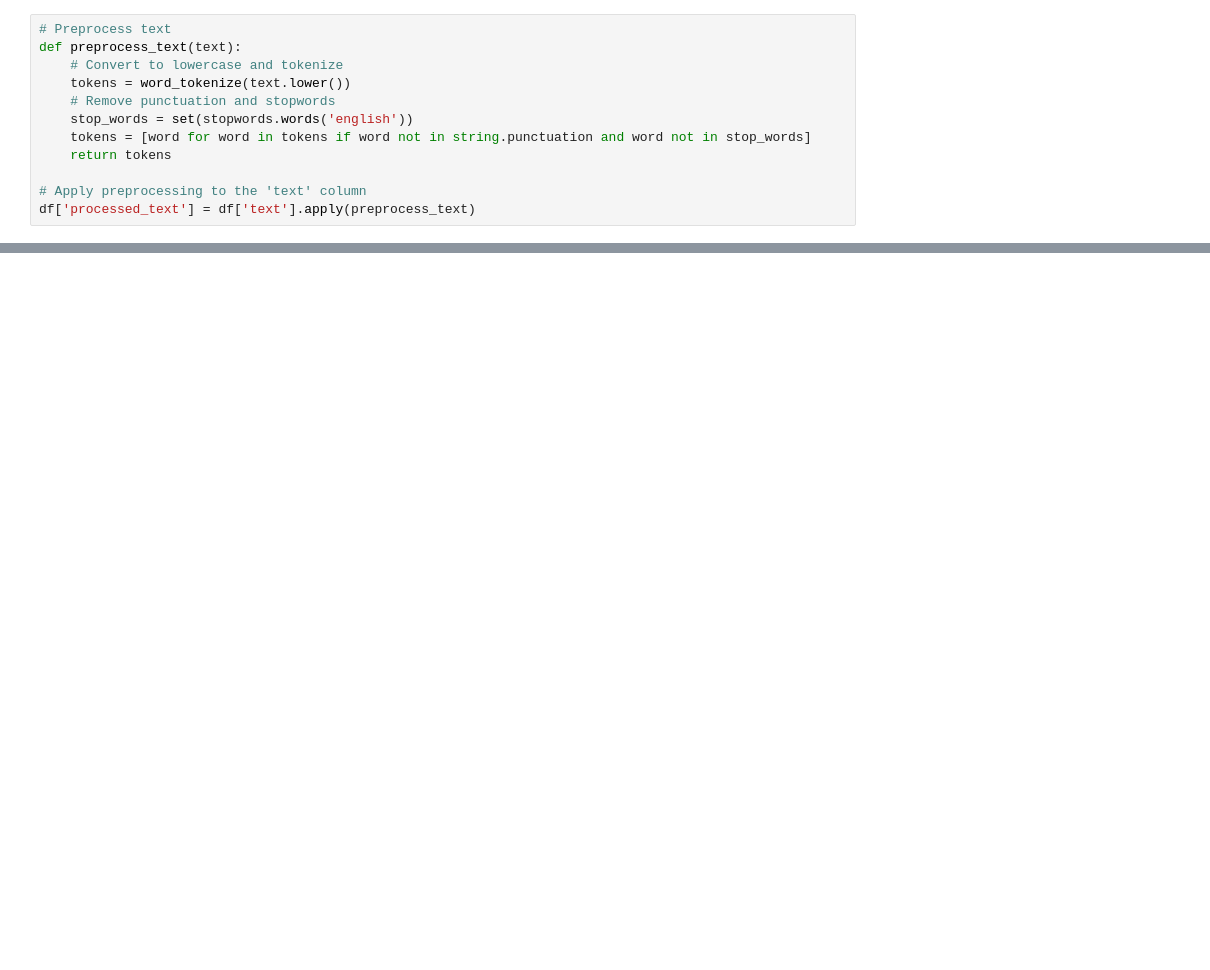
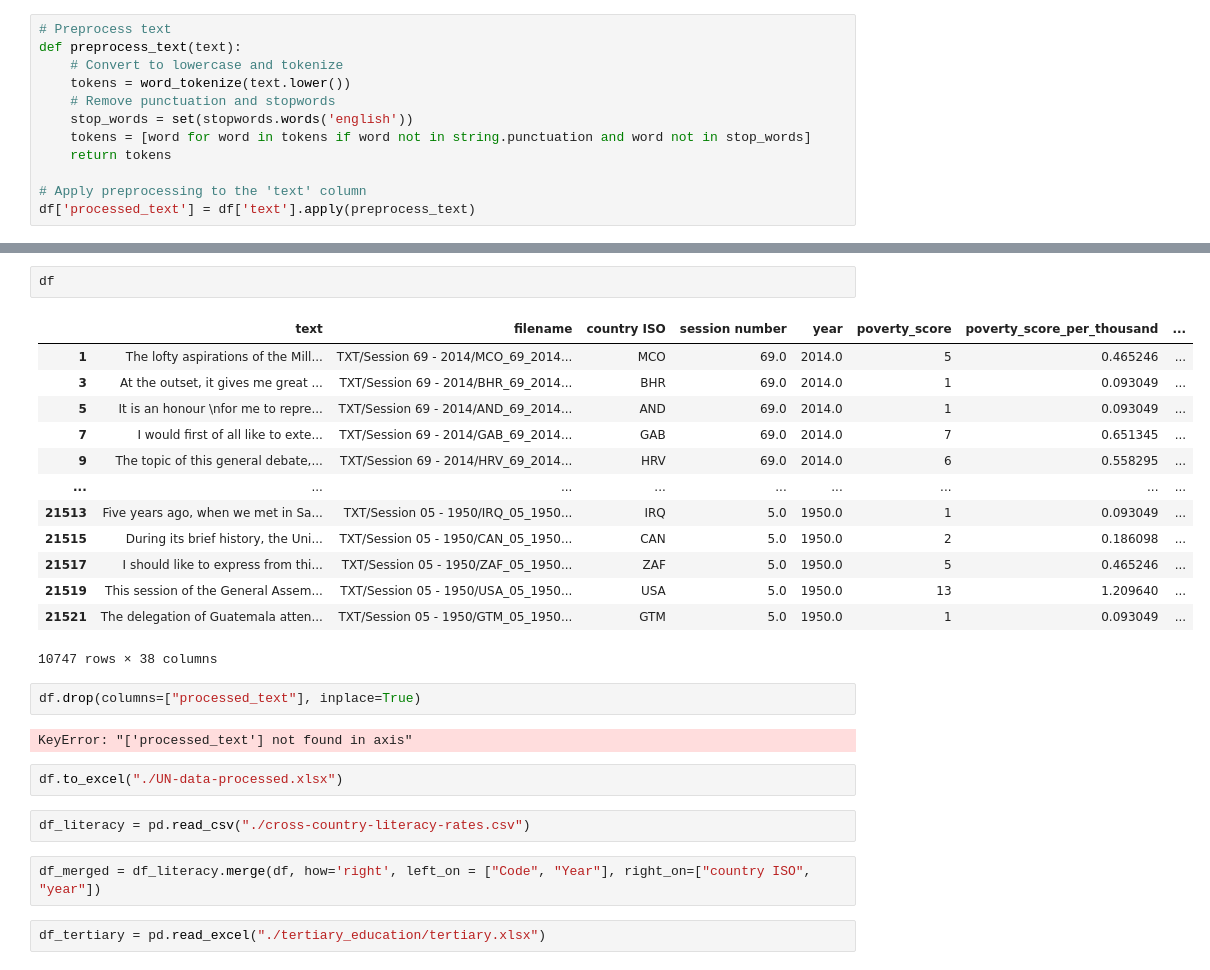
Before and after one commit to ecrusetpla/FDS-assignment-1, a Jupyter notebook: read_un_data.ipynb, the cells around one changed output, grey strips where cells are left out. Drawn from its saved outputs; the diff is of its cells as text; blank space fills up the shorter version.

```diff
--- a/read_un_data.ipynb
+++ b/read_un_data.ipynb
@@ -131,0 +110,28 @@ SyntaxError: expected ':' (2894246742.py, line 6)
+# %%
+df
+# %% [output]
+|  | text | filename | country ISO | session number | year | poverty_score | poverty_score_per_thousand | ... |
+| 1 | The lofty aspirations of the Mill... | TXT/Session 69 - 2014/MCO_69_2014... | MCO | 69.0 | 2014.0 | 5 | 0.465246 | ... |
+| 3 | At the outset, it gives me great ... | TXT/Session 69 - 2014/BHR_69_2014... | BHR | 69.0 | 2014.0 | 1 | 0.093049 | ... |
+| 5 | It is an honour \nfor me to repre... | TXT/Session 69 - 2014/AND_69_2014... | AND | 69.0 | 2014.0 | 1 | 0.093049 | ... |
+| 7 | I would first of all like to exte... | TXT/Session 69 - 2014/GAB_69_2014... | GAB | 69.0 | 2014.0 | 7 | 0.651345 | ... |
+| 9 | The topic of this general debate,... | TXT/Session 69 - 2014/HRV_69_2014... | HRV | 69.0 | 2014.0 | 6 | 0.558295 | ... |
+| ... | ... | ... | ... | ... | ... | ... | ... | ... |
+| 21513 | Five years ago, when we met in Sa... | TXT/Session 05 - 1950/IRQ_05_1950... | IRQ | 5.0 | 1950.0 | 1 | 0.093049 | ... |
+| 21515 | During its brief history, the Uni... | TXT/Session 05 - 1950/CAN_05_1950... | CAN | 5.0 | 1950.0 | 2 | 0.186098 | ... |
+| 21517 | I should like to express from thi... | TXT/Session 05 - 1950/ZAF_05_1950... | ZAF | 5.0 | 1950.0 | 5 | 0.465246 | ... |
+| 21519 | This session of the General Assem... | TXT/Session 05 - 1950/USA_05_1950... | USA | 5.0 | 1950.0 | 13 | 1.209640 | ... |
+| 21521 | The delegation of Guatemala atten... | TXT/Session 05 - 1950/GTM_05_1950... | GTM | 5.0 | 1950.0 | 1 | 0.093049 | ... |
+10747 rows × 38 columns
+# %%
+df.drop(columns=["processed_text"], inplace=True)
+# %% [output]
+KeyError: "['processed_text'] not found in axis"
+# %%
+df.to_excel("./UN-data-processed.xlsx")
+# %%
+df_literacy = pd.read_csv("./cross-country-literacy-rates.csv")
+# %%
+df_merged = df_literacy.merge(df, how='right', left_on = ["Code", "Year"], right_on=["country ISO", "year"])
+# %%
+df_tertiary = pd.read_excel("./tertiary_education/tertiary.xlsx")
```
Also changed, not shown: parts of 22 cells of this notebook.
